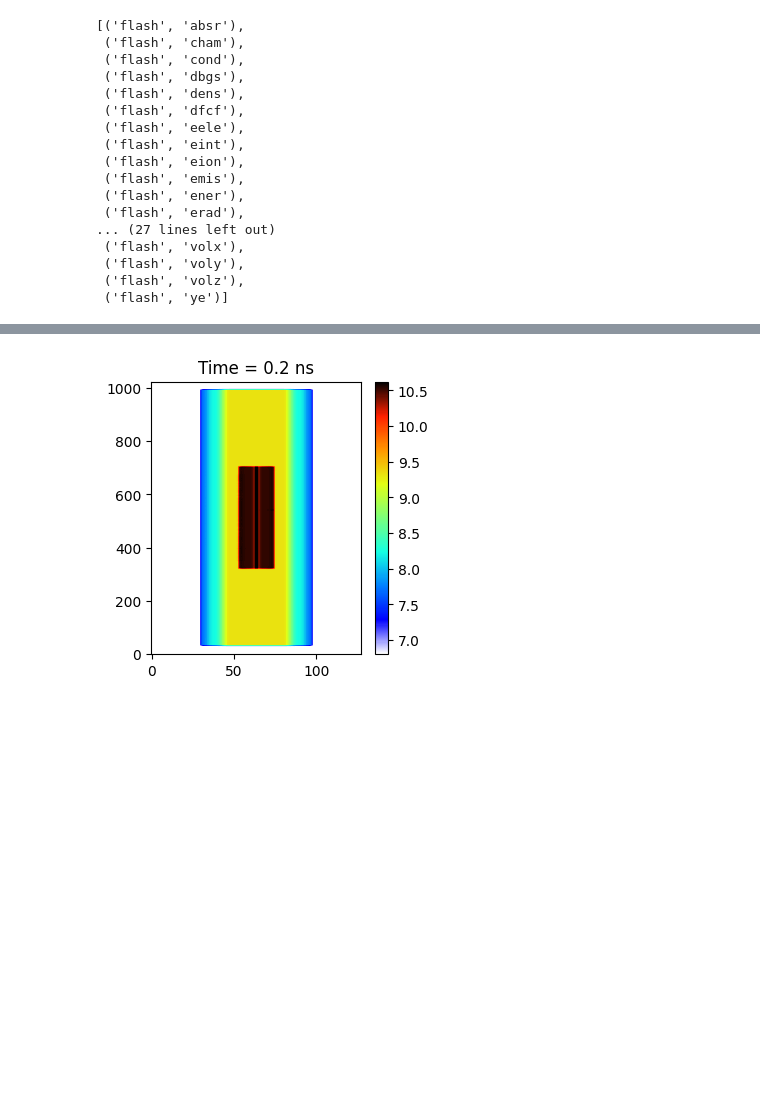
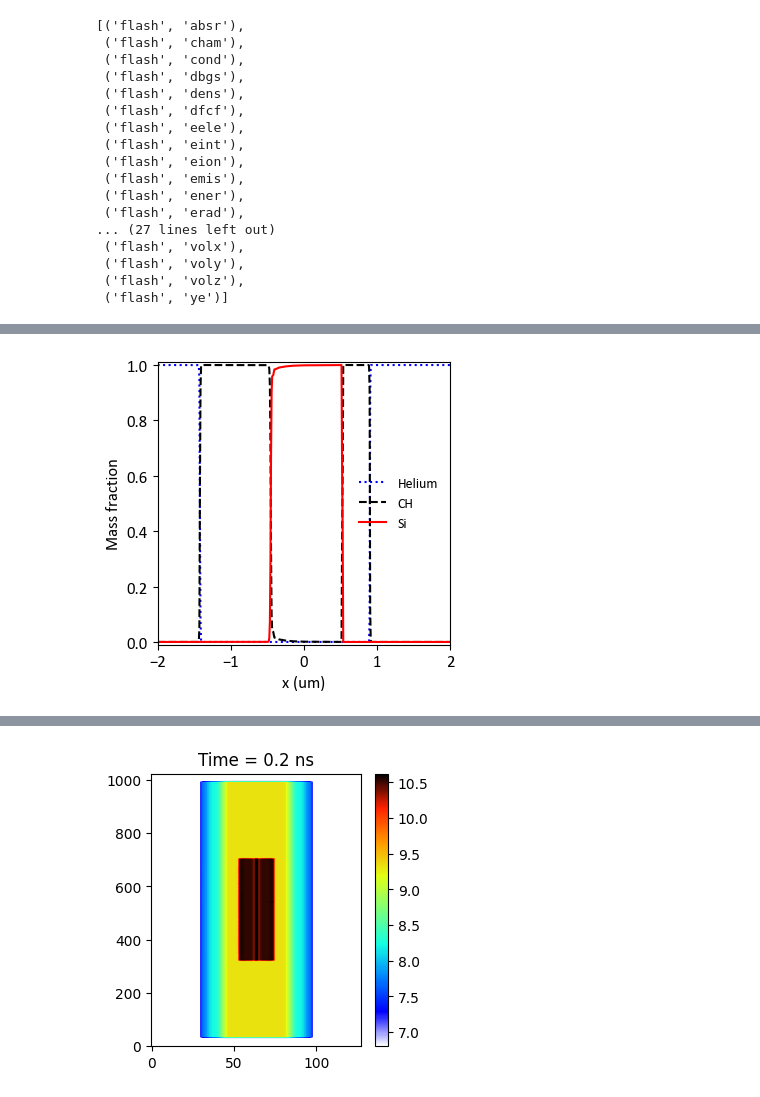
Before and after one commit to weipengyao/scripts, a Jupyter notebook: opacity_flash_test.ipynb, the cells around one changed output, grey strips where cells are left out. Cells and saved outputs as stored; diff of their text form; code cells hidden in the pictures; blank space fills up the shorter version.

```diff
--- a/opacity_flash_test.ipynb
+++ b/opacity_flash_test.ipynb
@@ -122,3 +121,22 @@ yt : [INFO     ] 2024-09-24 21:55:00,660 Parameters: cosmological_simulation   =
 dict_keys(['x', 'dens', 'tele', 'tion', 'trad', 'pres', 'temp', 'cham', 'targ', 'tar2', 'velx', 'ye'])
 # %%
 xx = np.linspace(data_yt.domain_left_edge[0]*1e4, data_yt.domain_right_edge[0]*1e4,data_yt.domain_dimensions[0])
+# %%
+width  = 3.487 * 1.0
+height = width #/ 1.618 * 0.8
+
+fig, ax = plt.subplots()
+fig.subplots_adjust(left=.15, bottom=.16, right=.99, top=.97)
+
+ax.plot(xx, data_dict['cham'],':b',label='Helium')
+ax.plot(xx, data_dict['targ'],'--k',label='CH')
+ax.plot(xx, data_dict['tar2'],'-r',label='Si')
+ax.set_xlabel(r'x (um)')
+ax.set_xlim([-2,2])
+ax.set_ylabel('Mass fraction')
+ax.set_ylim([-0.01,1.01])
+ax.legend(loc='best', numpoints=1, fancybox=False, fontsize=10, frameon=False)
+
+fig.set_size_inches(width, height)
+# %% [output]
+[figure, added]
```
Also changed, not shown: parts of 6 cells of this notebook, 8 other files.
